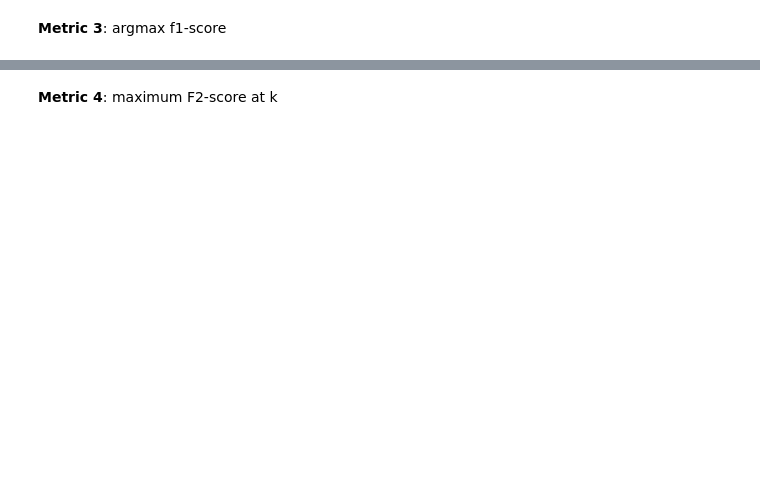
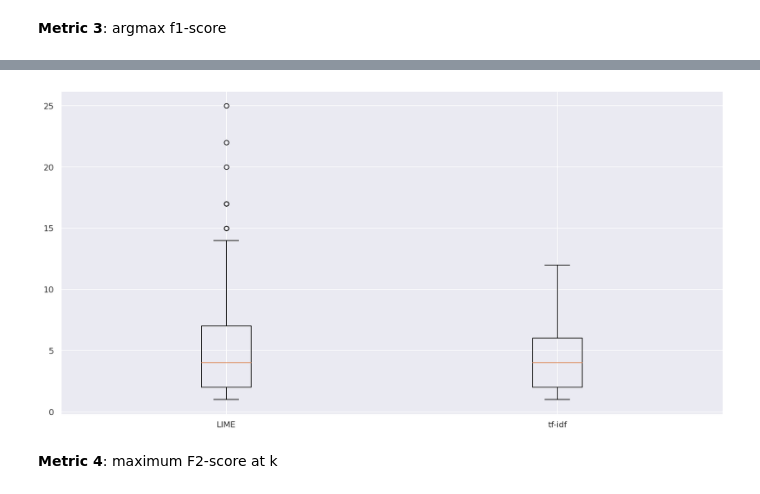
Before and after one commit to jermathew/E2L, a Jupyter notebook: notebooks/evaluation/wikidata_v2_eval.ipynb, the cells around one changed output, grey strips where cells are left out. Saved outputs shown, nothing was run; the diff lists cells and outputs as text; code cells hidden in the pictures; blank space fills up the shorter version.

```diff
--- a/notebooks/evaluation/wikidata_v2_eval.ipynb
+++ b/notebooks/evaluation/wikidata_v2_eval.ipynb
@@ -191,8 +192,8 @@ fig.show()
 # %% [markdown]
 **Metric 3**: argmax f1-score
 # %%
-lime_argmax_f1score = [entry['argmax_f1score'] for entry in lime_metrics_list]
-baseline_argmax_f1score = [entry['argmax_f1score'] for entry in baseline_metrics_list]
+lime_argmax_f1score = [entry['argmax_f1score'] for entry in lime_metrics_list if entry['argmax_f1score']]
+baseline_argmax_f1score = [entry['argmax_f1score'] for entry in baseline_metrics_list if entry['argmax_f1score']]
 # %%
 print(f'lime_argmax_f1score size: {len(lime_argmax_f1score)}')
 print(f'baseline_argmax_f1score size: {len(baseline_argmax_f1score)}')
@@ -209,3 +203,11 @@ fig.show()
+# %%
+compare_boxplots(lime_argmax_f1score,
+                 baseline_argmax_f1score,
+                 'LIME',
+                 'tf-idf',
+                 use_plotly)
+# %% [output]
+[figure, added]
 # %% [markdown]
 **Metric 4**: maximum F2-score at k
 # %%
```
Also changed, not shown: parts of 27 cells of this notebook, 2 other files.
